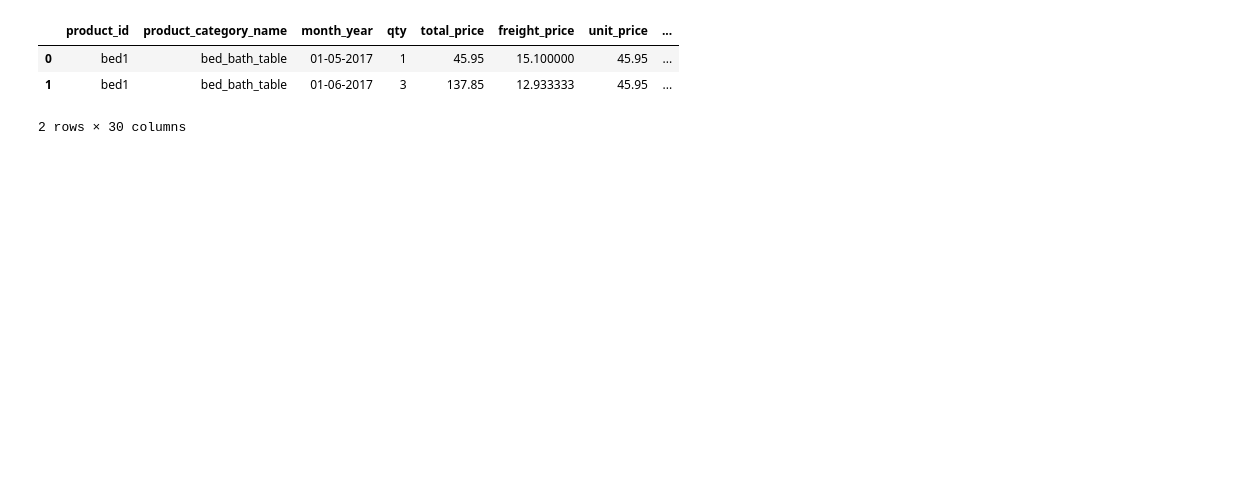
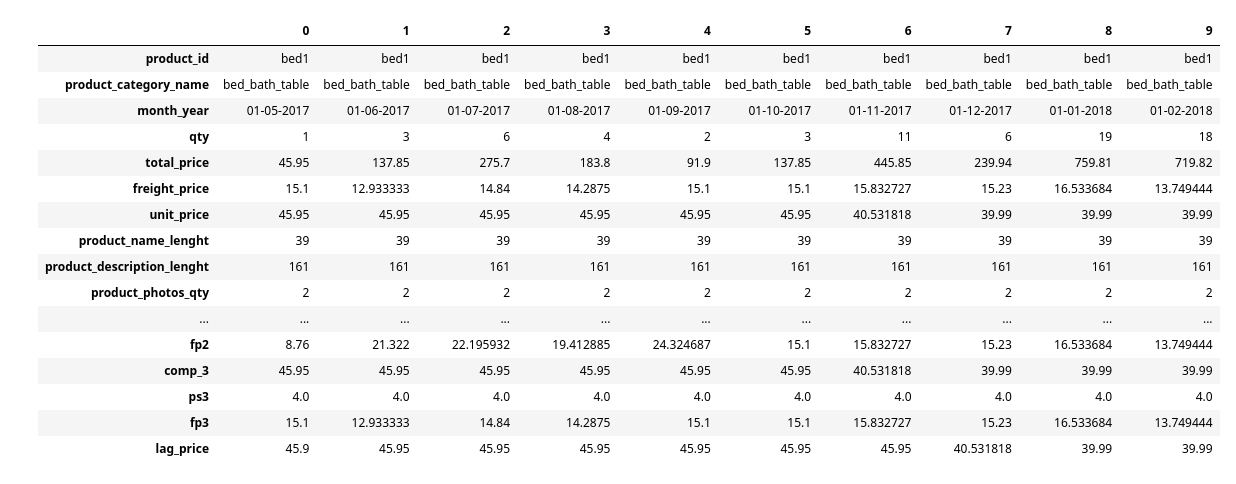
Before and after one commit to yihangyuan/EE608FinalProject, a Jupyter notebook: dataset.ipynb, the cells around one changed output. Cells and saved outputs as stored; diff of their text form; code cells hidden in the pictures; blank space fills up the shorter version.

```diff
--- a/dataset.ipynb
+++ b/dataset.ipynb
@@ -4,8 +21,21 @@ import pandas as pd
 df = pd.read_csv('./dataset/retail_price.csv')
 # %%
-df.head(2)
+df.head(10).T
 # %% [output]
-|  | product_id | product_category_name | month_year | qty | total_price | freight_price | unit_price | ... |
-| 0 | bed1 | bed_bath_table | 01-05-2017 | 1 | 45.95 | 15.100000 | 45.95 | ... |
-| 1 | bed1 | bed_bath_table | 01-06-2017 | 3 | 137.85 | 12.933333 | 45.95 | ... |
+|  | 0 | 1 | 2 | 3 | 4 | 5 | 6 | 7 | 8 | 9 |
+| product_id | bed1 | bed1 | bed1 | bed1 | bed1 | bed1 | bed1 | bed1 | bed1 | bed1 |
+| product_category_name | bed_bath_table | bed_bath_table | bed_bath_table | bed_bath_table | bed_bath_table | bed_bath_table | bed_bath_table | bed_bath_table | bed_bath_table | bed_bath_table |
+| month_year | 01-05-2017 | 01-06-2017 | 01-07-2017 | 01-08-2017 | 01-09-2017 | 01-10-2017 | 01-11-2017 | 01-12-2017 | 01-01-2018 | 01-02-2018 |
+| qty | 1 | 3 | 6 | 4 | 2 | 3 | 11 | 6 | 19 | 18 |
+| total_price | 45.95 | 137.85 | 275.7 | 183.8 | 91.9 | 137.85 | 445.85 | 239.94 | 759.81 | 719.82 |
+| freight_price | 15.1 | 12.933333 | 14.84 | 14.2875 | 15.1 | 15.1 | 15.832727 | 15.23 | 16.533684 | 13.749444 |
+| unit_price | 45.95 | 45.95 | 45.95 | 45.95 | 45.95 | 45.95 | 40.531818 | 39.99 | 39.99 | 39.99 |
+| product_name_lenght | 39 | 39 | 39 | 39 | 39 | 39 | 39 | 39 | 39 | 39 |
+| product_description_lenght | 161 | 161 | 161 | 161 | 161 | 161 | 161 | 161 | 161 | 161 |
+| product_photos_qty | 2 | 2 | 2 | 2 | 2 | 2 | 2 | 2 | 2 | 2 |
+| ... | ... | ... | ... | ... | ... | ... | ... | ... | ... | ... |
+| fp2 | 8.76 | 21.322 | 22.195932 | 19.412885 | 24.324687 | 15.1 | 15.832727 | 15.23 | 16.533684 | 13.749444 |
+| comp_3 | 45.95 | 45.95 | 45.95 | 45.95 | 45.95 | 45.95 | 40.531818 | 39.99 | 39.99 | 39.99 |
+| ps3 | 4.0 | 4.0 | 4.0 | 4.0 | 4.0 | 4.0 | 4.0 | 4.0 | 4.0 | 4.0 |
+| fp3 | 15.1 | 12.933333 | 14.84 | 14.2875 | 15.1 | 15.1 | 15.832727 | 15.23 | 16.533684 | 13.749444 |
+| lag_price | 45.9 | 45.95 | 45.95 | 45.95 | 45.95 | 45.95 | 45.95 | 40.531818 | 39.99 | 39.99 |
-2 rows × 30 columns
```
Also changed, not shown: parts of 31 cells of this notebook, 2 other files.
